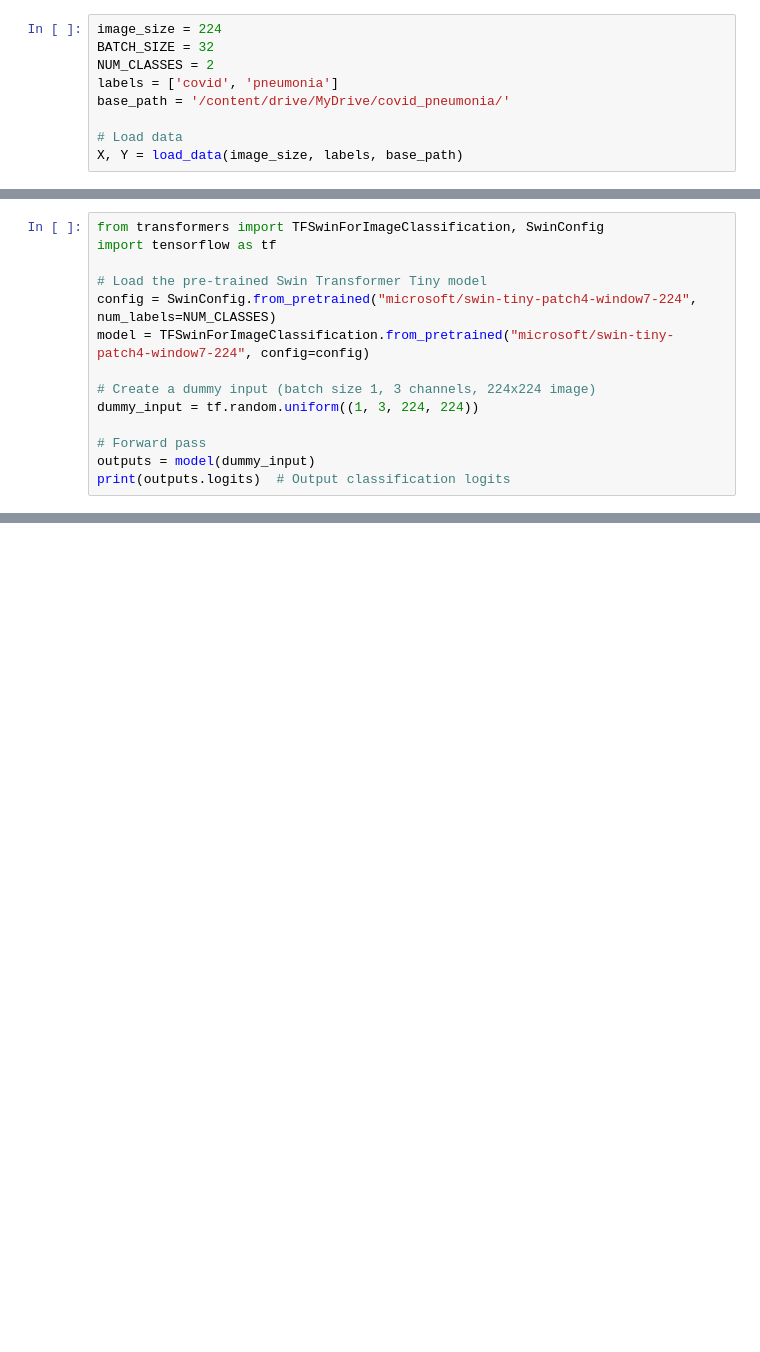
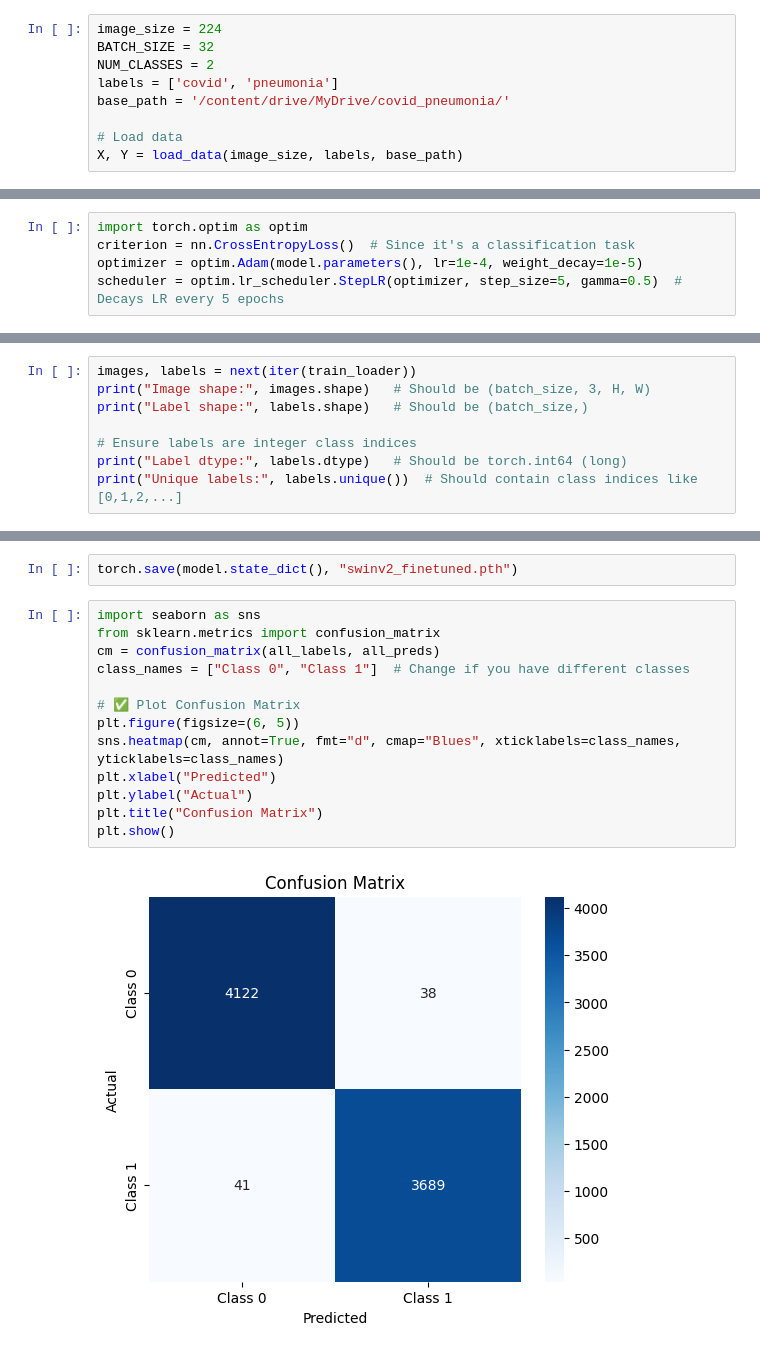
Before and after one commit to Abhiji-th/edema-ards-classification, a Jupyter notebook: swin_tiny_transformer.ipynb, the cells around one changed output, grey strips where cells are left out. Cells and saved outputs as stored; diff of their text form; blank space fills up the shorter version.

Commit message:
Modified swin transformer

```diff
--- a/swin_tiny_transformer.ipynb
+++ b/swin_tiny_transformer.ipynb
@@ -62,14 +65,0 @@ X_val, X_test, Y_val, Y_test = train_test_split(X_temp, Y_temp, test_size=0.5, r
-# %%
-from transformers import TFSwinForImageClassification, SwinConfig
-import tensorflow as tf
-
-# Load the pre-trained Swin Transformer Tiny model
-config = SwinConfig.from_pretrained("microsoft/swin-tiny-patch4-window7-224", num_labels=NUM_CLASSES)
-model = TFSwinForImageClassification.from_pretrained("microsoft/swin-tiny-patch4-window7-224", config=config)
-
-# Create a dummy input (batch size 1, 3 channels, 224x224 image)
-dummy_input = tf.random.uniform((1, 3, 224, 224))
-
-# Forward pass
-outputs = model(dummy_input)
-print(outputs.logits)  # Output classification logits
@@ -102,0 +142,5 @@ tf.Tensor(
+# %%
+import torch.optim as optim
+criterion = nn.CrossEntropyLoss()  # Since it's a classification task
+optimizer = optim.Adam(model.parameters(), lr=1e-4, weight_decay=1e-5)
+scheduler = optim.lr_scheduler.StepLR(optimizer, step_size=5, gamma=0.5)  # Decays LR every 5 epochs
@@ -102,0 +193,8 @@ tf.Tensor(
+# %%
+images, labels = next(iter(train_loader))
+print("Image shape:", images.shape)   # Should be (batch_size, 3, H, W)
+print("Label shape:", labels.shape)   # Should be (batch_size,)
+
+# Ensure labels are integer class indices
+print("Label dtype:", labels.dtype)   # Should be torch.int64 (long)
+print("Unique labels:", labels.unique())  # Should contain class indices like [0,1,2,...]
@@ -102,0 +289,17 @@ tf.Tensor(
+# %%
+torch.save(model.state_dict(), "swinv2_finetuned.pth")
+# %%
+import seaborn as sns
+from sklearn.metrics import confusion_matrix
+cm = confusion_matrix(all_labels, all_preds)
+class_names = ["Class 0", "Class 1"]  # Change if you have different classes
+
+# ✅ Plot Confusion Matrix
+plt.figure(figsize=(6, 5))
+sns.heatmap(cm, annot=True, fmt="d", cmap="Blues", xticklabels=class_names, yticklabels=class_names)
+plt.xlabel("Predicted")
+plt.ylabel("Actual")
+plt.title("Confusion Matrix")
+plt.show()
+# %% [output]
+[figure, added]
```
Also changed, not shown: parts of 12 cells of this notebook.
